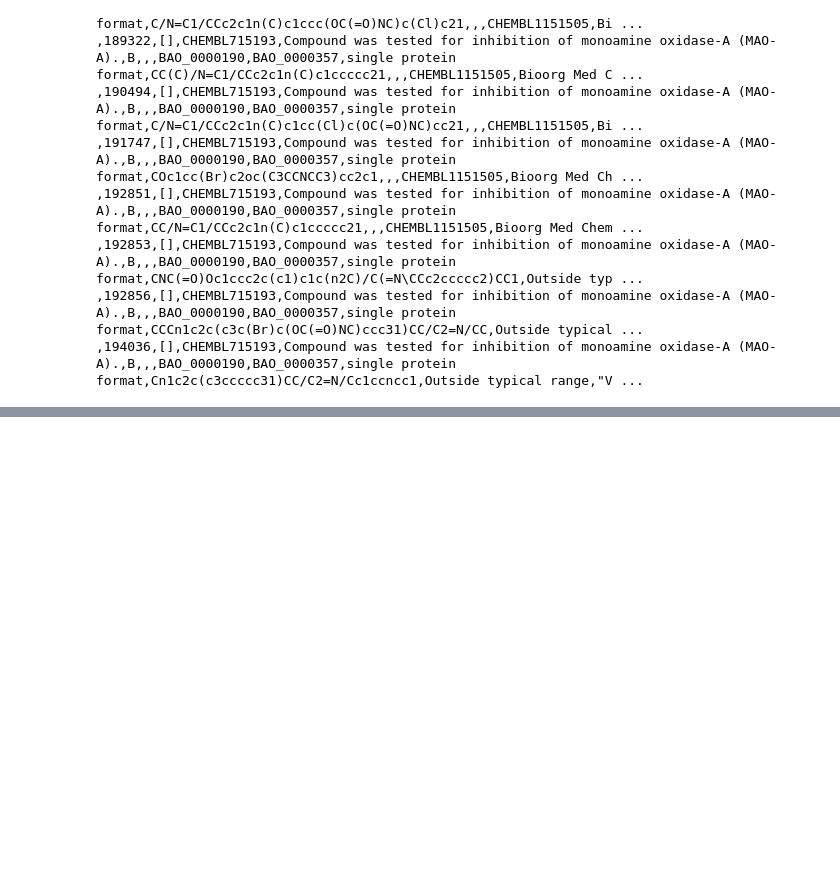
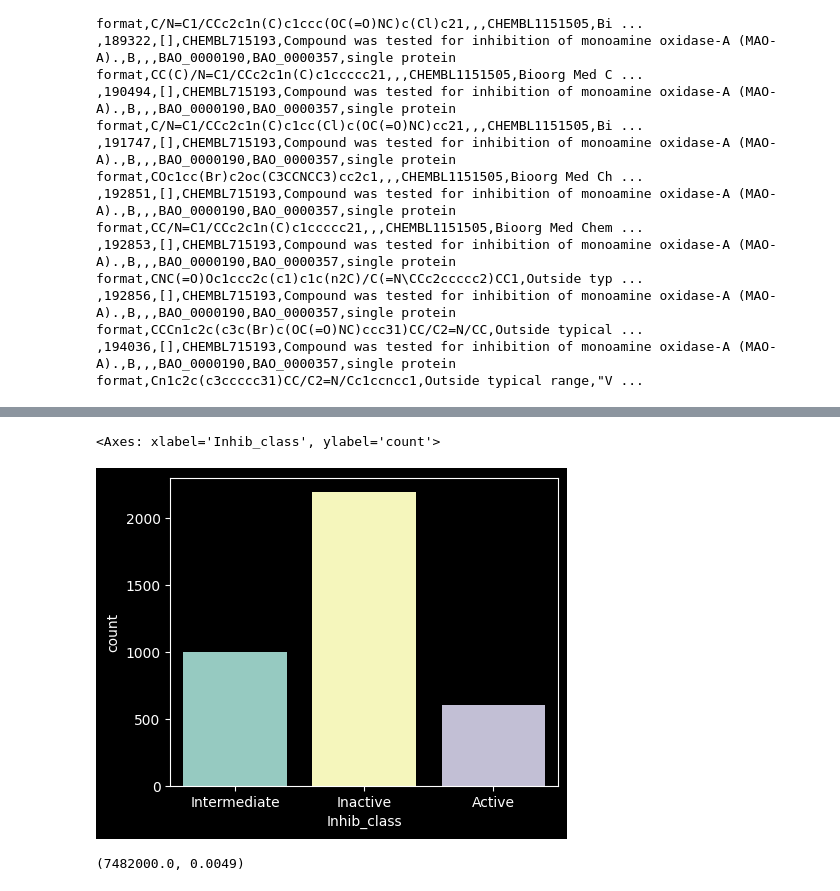
Before and after one commit to Diacod-I/BourneToKill, a Jupyter notebook: BioInfo.ipynb, the cells around one changed output, grey strips where cells are left out. Saved outputs shown, nothing was run; the diff lists cells and outputs as text; code cells hidden in the pictures; blank space fills up the shorter version.

```diff
--- a/BioInfo.ipynb
+++ b/BioInfo.ipynb
@@ -103,0 +272,2 @@ biocsv[biocsv.standard_value.notna()]
+# %%
+df = pd.read_csv('neededdataMAO-A.csv')
@@ -103,0 +283,12 @@ biocsv[biocsv.standard_value.notna()]
+# %%
+plt.style.use('dark_background')
+# %%
+plt.figure(figsize=(5,4))
+sns.countplot(x=df.Inhib_class)
+# %% [output]
+<Axes: xlabel='Inhib_class', ylabel='count'>
+[figure, added]
+# %%
+df.standard_value.max(),df.standard_value.min()
+# %% [output]
+(7482000.0, 0.0049)
```
Also changed, not shown: parts of 33 cells of this notebook.
